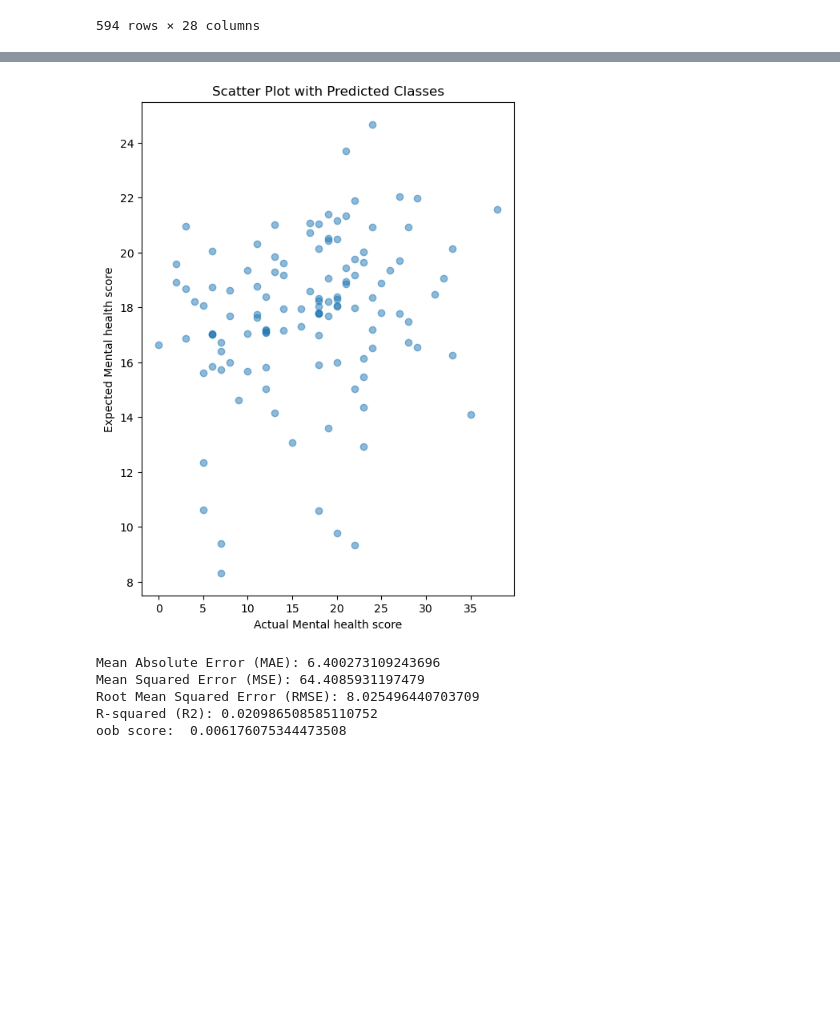
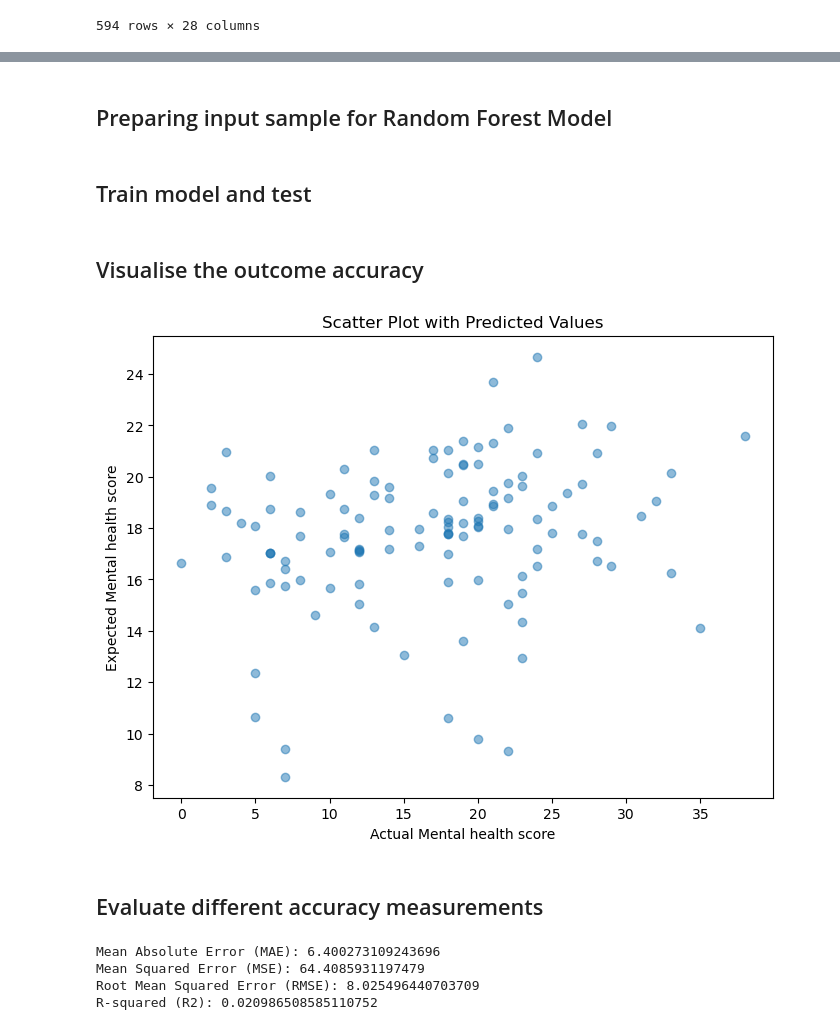
Before and after one commit to ElliceNels/B3EPIC, a Jupyter notebook: Data_Science_Workflow.ipynb, the cells around one changed output, grey strips where cells are left out. Saved outputs shown, nothing was run; the diff lists cells and outputs as text; code cells hidden in the pictures; blank space fills up the shorter version.

```diff
--- a/Data_Science_Workflow.ipynb
+++ b/Data_Science_Workflow.ipynb
@@ -219,6 +239,8 @@ dataset = pd.concat([x_numerical, x_categorical], axis=1)
 # dataset['Fav genre'].value_counts()
 
 # 10, 11, 14
+# %% [markdown]
+## Preparing input sample for Random Forest Model
 # %%
 # Preparing input sample
 inp = dataset
@@ -227,6 +249,8 @@ inp = inp.drop('OCD', axis=1)
 inp = inp.drop('Depression', axis=1)
 inp = inp.drop('Mental health score', axis=1)
 inp = inp.drop('Anxiety', axis=1)
+# %% [markdown]
+## Train model and test
 # %%
 import pandas as pd
 from sklearn.ensemble import RandomForestRegressor
@@ -245,16 +269,20 @@ regressor.fit(X_train, y_train)
 
 # # Make predictions
 y_pred = regressor.predict(X_test)
+# %% [markdown]
+## Visualise the outcome accuracy
 # %%
 import numpy as np
-plt.figure(figsize=(6, 8))
+plt.figure(figsize=(8, 6))
 plt.scatter(y_test, y_pred, alpha=0.5)
 plt.xlabel('Actual Mental health score')
 plt.ylabel('Expected Mental health score')
-plt.title('Scatter Plot with Predicted Classes')
+plt.title('Scatter Plot with Predicted Values')
 plt.show()
 # %% [output]
-[figure, old version]
+[figure, new version]
+# %% [markdown]
+## Evaluate different accuracy measurements
 # %%
 from sklearn.metrics import mean_absolute_error, mean_squared_error, r2_score
 
@@ -267,10 +295,9 @@ print("Mean Absolute Error (MAE):", mae)
 print("Mean Squared Error (MSE):", mse)
 print("Root Mean Squared Error (RMSE):", rmse)
 print("R-squared (R2):", r2)
-print("oob score: ", regressor.oob_score_)
+# print("oob score: ", regressor.oob_score_)
 # %% [output]
 Mean Absolute Error (MAE): 6.400273109243696
 Mean Squared Error (MSE): 64.4085931197479
 Root Mean Squared Error (RMSE): 8.025496440703709
 R-squared (R2): 0.020986508585110752
-oob score:  0.006176075344473508
```
Also changed, not shown: parts of 26 cells of this notebook.
